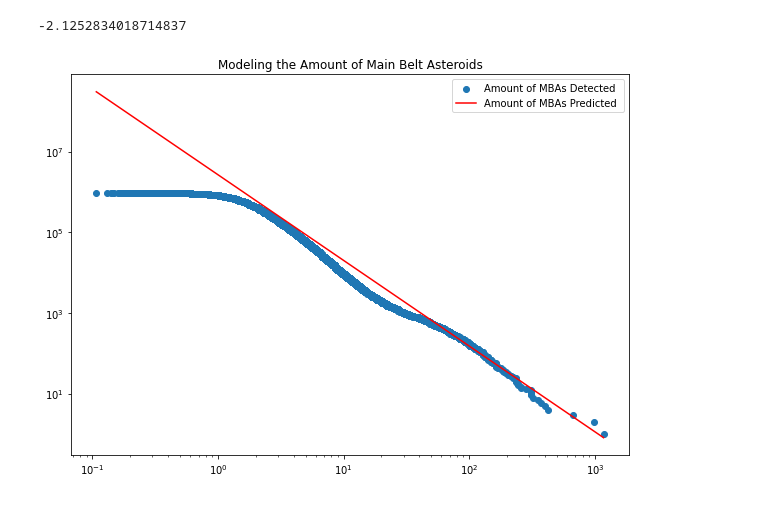
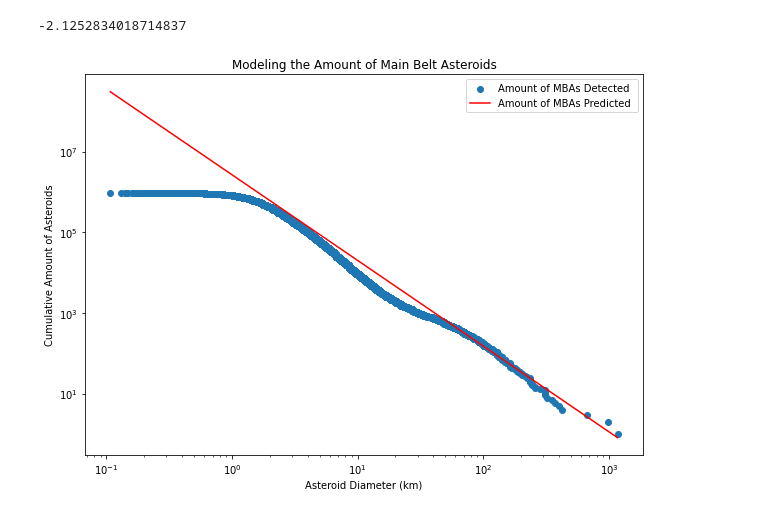
Before and after one commit to codebobaa/AsteroidModel, a Jupyter notebook: Asteroid_Project_Recap.ipynb, the cells around one changed output. Drawn from its saved outputs; the diff is of its cells as text; code cells hidden in the pictures.

Commit message:
Added labels on the graph

```diff
--- a/Asteroid_Project_Recap.ipynb
+++ b/Asteroid_Project_Recap.ipynb
@@ -599,11 +600,13 @@ exp_y_pred_mba = [np.exp(x) for x in y_pred_mba]
 # %%
 plt.figure(figsize = (10, 7))
 plt.scatter(mba_df["estimated_diameter"], mba_df["asteroid_count"], label = "Amount of MBAs Detected")
 plt.plot(mba_df["estimated_diameter"], exp_y_pred_mba, color = 'r', label = "Amount of MBAs Predicted ")
 plt.xscale('log')
 plt.yscale('log')
+plt.xlabel("Asteroid Diameter (km)")
+plt.ylabel("Cumulative Amount of Asteroids")
 plt.title("Modeling the Amount of Main Belt Asteroids")
 plt.legend()
 plt.show()
 # %% [output]
-[figure, old version]
+[figure, new version]
```
Also changed, not shown: parts of 1 cell of this notebook.
